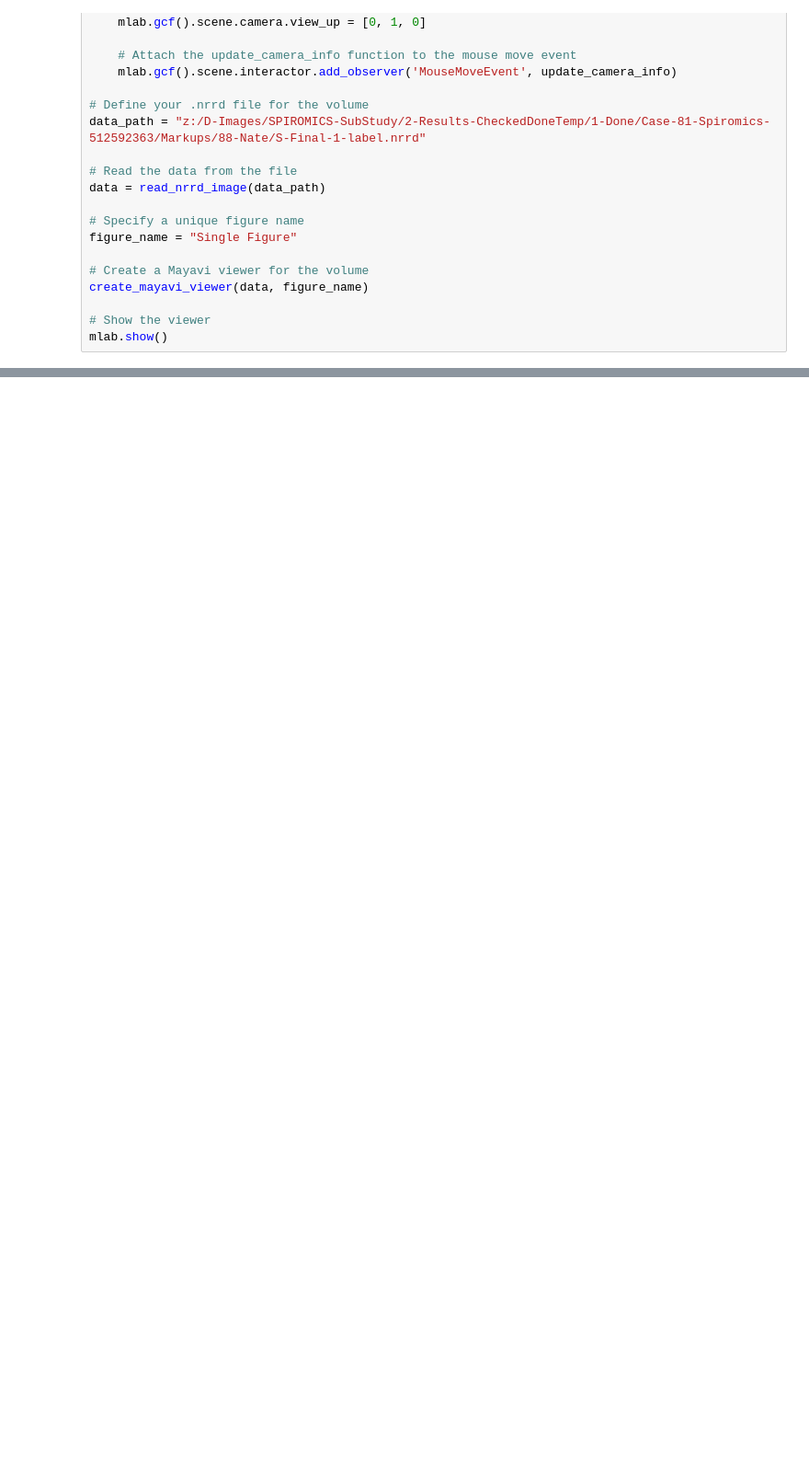
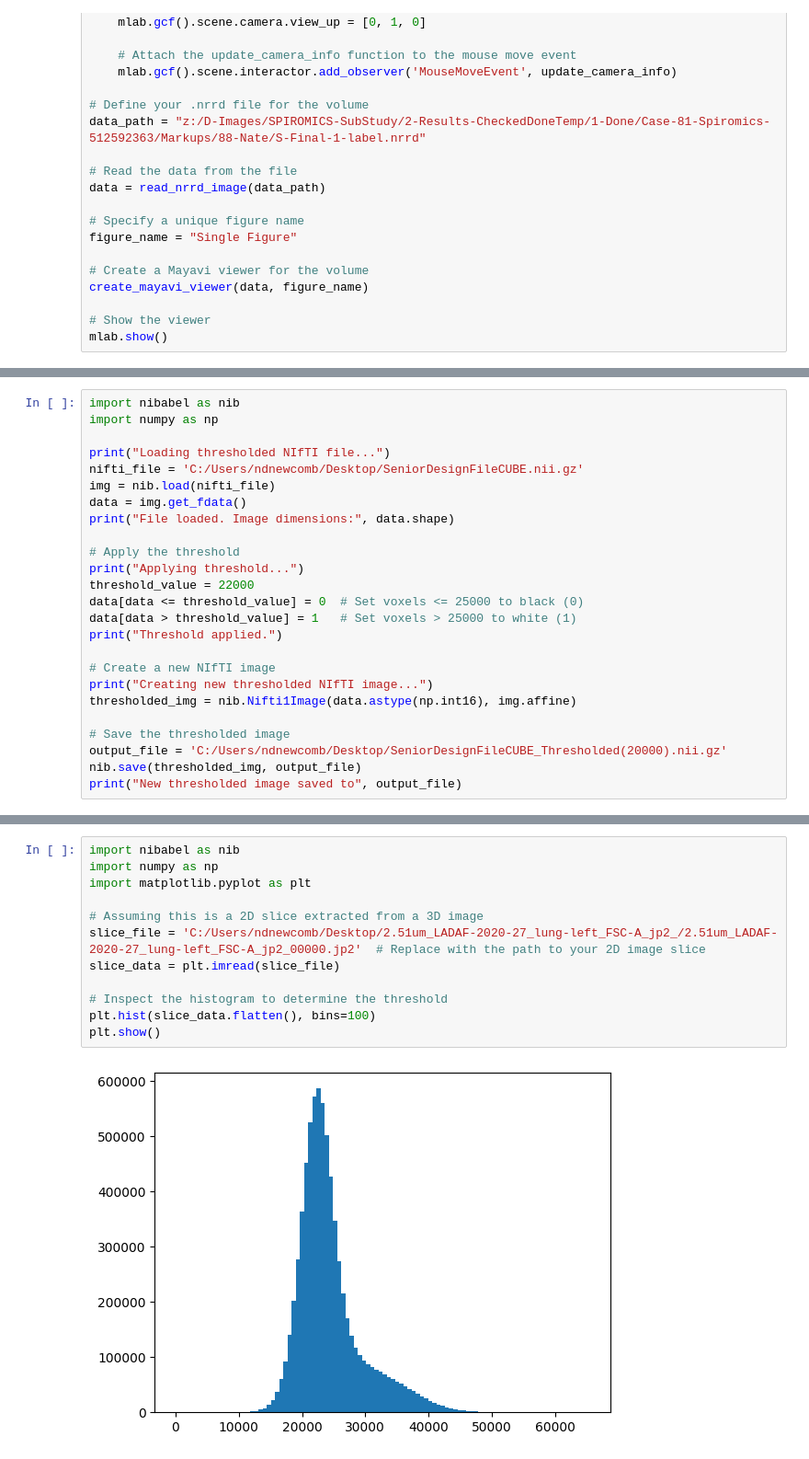
Before and after one commit to seyhosseini/RA4-Project, a Jupyter notebook: Nate/CaseFile-CorrectionCode.ipynb, the cells around one changed output, grey strips where cells are left out. Shown at 92% size. Drawn from its saved outputs; the diff is of its cells as text; blank space fills up the shorter version.

Commit message:
Worked on Generating Visualizations [N#34]

```diff
--- a/Nate/CaseFile-CorrectionCode.ipynb
+++ b/Nate/CaseFile-CorrectionCode.ipynb
@@ -1996,0 +2663,25 @@ mlab.show()
+# %%
+import nibabel as nib
+import numpy as np
+
+print("Loading thresholded NIfTI file...")
+nifti_file = 'C:/Users/ndnewcomb/Desktop/SeniorDesignFileCUBE.nii.gz'
+img = nib.load(nifti_file)
+data = img.get_fdata()
+print("File loaded. Image dimensions:", data.shape)
+
+# Apply the threshold
+print("Applying threshold...")
+threshold_value = 22000
+data[data <= threshold_value] = 0  # Set voxels <= 25000 to black (0)
+data[data > threshold_value] = 1   # Set voxels > 25000 to white (1)
+print("Threshold applied.")
+
+# Create a new NIfTI image
+print("Creating new thresholded NIfTI image...")
+thresholded_img = nib.Nifti1Image(data.astype(np.int16), img.affine)
+
+# Save the thresholded image
+output_file = 'C:/Users/ndnewcomb/Desktop/SeniorDesignFileCUBE_Thresholded(20000).nii.gz'
+nib.save(thresholded_img, output_file)
+print("New thresholded image saved to", output_file)
@@ -1996,0 +2695,14 @@ mlab.show()
+# %%
+import nibabel as nib
+import numpy as np
+import matplotlib.pyplot as plt
+
+# Assuming this is a 2D slice extracted from a 3D image
+slice_file = 'C:/Users/ndnewcomb/Desktop/2.51um_LADAF-2020-27_lung-left_FSC-A_jp2_/2.51um_LADAF-2020-27_lung-left_FSC-A_jp2_00000.jp2'  # Replace with the path to your 2D image slice
+slice_data = plt.imread(slice_file)
+
+# Inspect the histogram to determine the threshold
+plt.hist(slice_data.flatten(), bins=100)
+plt.show()
+# %% [output]
+[figure, added]
```
Also changed, not shown: parts of 22 cells of this notebook, 1 other file.
